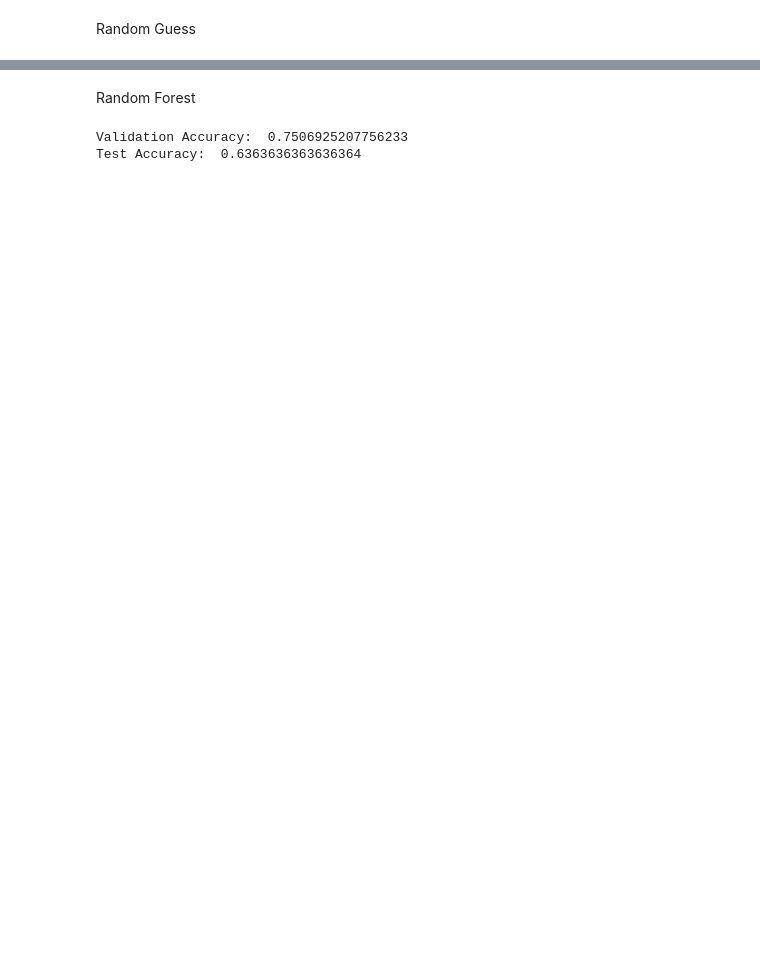
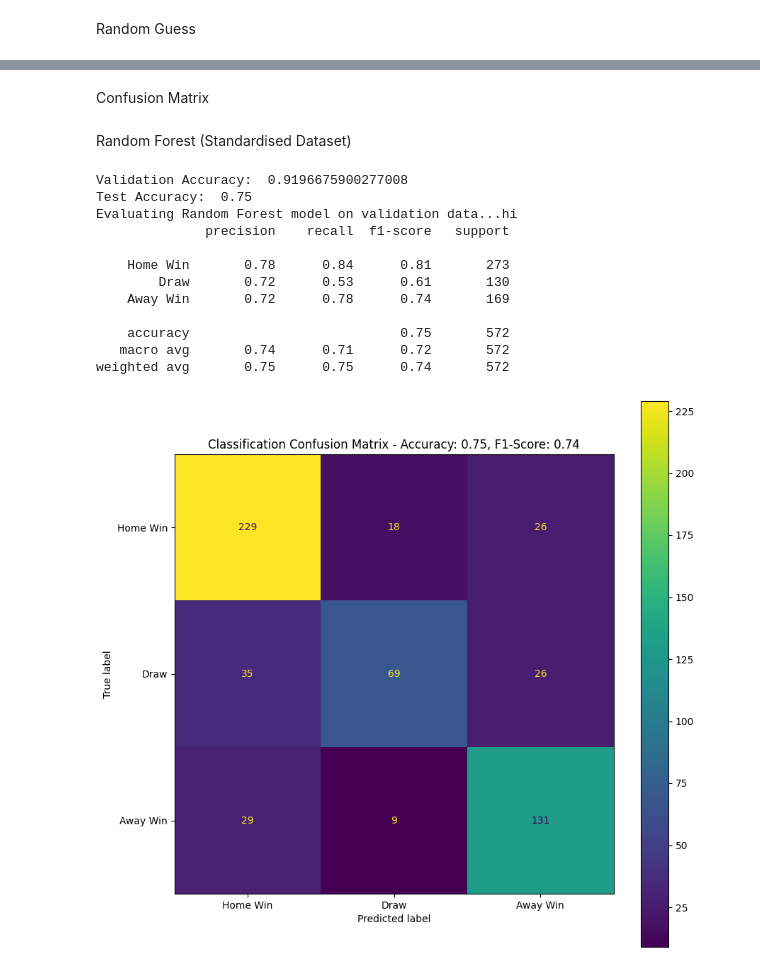
Before and after one commit to Gus-Amorim/PLMatchPredictions, a Jupyter notebook: Random_Guess_and_Random_Forrest.ipynb, the cells around one changed output, grey strips where cells are left out. Cells and saved outputs as stored; diff of their text form; code cells hidden in the pictures; blank space fills up the shorter version.

```diff
--- a/Random_Guess_and_Random_Forrest.ipynb
+++ b/Random_Guess_and_Random_Forrest.ipynb
@@ -52,10 +59,10 @@ unimportant_columns = ["Date", "FTHG", "FTAG", "FTR", "HTHG", "HTAG", "HTR", "Re
 numerical_columns = [column for column in raw.columns.values if column not in categorical_columns + unimportant_columns]
 
 # Copy the numerical columns over
-#one_hot_encoded_columns = [pd.get_dummies(raw[column], prefix=column) for column in categorical_columns]
+one_hot_encoded_columns = [pd.get_dummies(raw[column], prefix=column) for column in categorical_columns]
 
 # One-hot encode the categorical columns#
-#data = pd.concat([raw[numerical_columns]] + one_hot_encoded_columns, axis=1)
+data = pd.concat([raw[numerical_columns]] + one_hot_encoded_columns, axis=1)
 data = pd.concat([raw[numerical_columns]])
 data = data.copy()
 
@@ -68,7 +75,6 @@ data['FTR'] = raw['FTR']
 X = data.drop(columns=['FTR', 'year'])  # Features for training
 y = data['FTR']  # Labels for training
 
-
 train_data = X[data['year'] <= 2021]
 train_labels = y[data['year'] <= 2021]
 
@@ -79,6 +85,16 @@ val_labels = y[data['year'] == 2022]
 # Test data
 test_data = X[data['year'].between(2023, 2024)]
 test_labels = y[data['year'].between(2023, 2024)]
+
+# Remove rows with NaN in labels
+train_data = train_data[train_labels.notna()]
+train_labels = train_labels[train_labels.notna()]
+
+val_data = val_data[val_labels.notna()]
+val_labels = val_labels[val_labels.notna()]
+
+test_data = test_data[test_labels.notna()]
+test_labels = test_labels[test_labels.notna()]
 
 # Standardize the features
 scaler = StandardScaler()
@@ -97,7 +113,3 @@ lda = discriminant_analysis.LinearDiscriminantAnalysis()
 X_train_lda = lda.fit_transform(X_train_std, train_labels)
 X_validation_lda = lda.transform(X_validation_std)
 X_test_lda = lda.transform(X_test_std)
-
-transformed_train_data = X_train_pca  # or X_train_lda
-transformed_val_data = X_validation_pca  # or X_validation_lda
-transformed_test_data = X_test_pca  # or X_test_lda
@@ -133,0 +168,2 @@ Test Accuracy:  0.31993006993006995
+# %% [markdown]
+Confusion Matrix
@@ -134,26 +197,40 @@ Test Accuracy:  0.31993006993006995
 # %% [markdown]
-Random Forest
+Random Forest (Standardised Dataset)
 # %%
 label_mapping = {'H': 0, 'D': 1, 'A': 2}
 train_labels = train_labels.map(label_mapping)
 val_labels = val_labels.map(label_mapping)
 test_labels = test_labels.map(label_mapping)
 
-rf_model = RandomForestClassifier(n_estimators=100, random_state=42)
+rf_model_std = RandomForestClassifier(n_estimators=100, random_state=42)
 
 # Train the model
-rf_model.fit(transformed_train_data, train_labels)
+rf_model_std.fit(X_train_std, train_labels)
 
 # Make predictions
-val_predictions = rf_model.predict(transformed_val_data)
-test_predictions = rf_model.predict(transformed_test_data)
+val_predictions = rf_model_std.predict(X_validation_std)
+test_predictions = rf_model_std.predict(X_test_std)
 
 # Evaluate the model
 val_accuracy = accuracy_score(val_labels, val_predictions)
 test_accuracy = accuracy_score(test_labels, test_predictions)
 
 print("Validation Accuracy: ", val_accuracy)
 print("Test Accuracy: ", test_accuracy)
+
+print("Evaluating Random Forest model on validation data...hi")
+eval_model(rf_model_std, X_test_std, test_labels)
 # %% [output]
-Validation Accuracy:  0.7506925207756233
-Test Accuracy:  0.6363636363636364
+Validation Accuracy:  0.9196675900277008
+Test Accuracy:  0.75
+Evaluating Random Forest model on validation data...hi
+              precision    recall  f1-score   support
+
+    Home Win       0.78      0.84      0.81       273
+        Draw       0.72      0.53      0.61       130
+    Away Win       0.72      0.78      0.74       169
+
+    accuracy                           0.75       572
+   macro avg       0.74      0.71      0.72       572
+weighted avg       0.75      0.75      0.74       572
+[figure, added]
```
Also changed, not shown: parts of 18 cells of this notebook, 11 other files.
